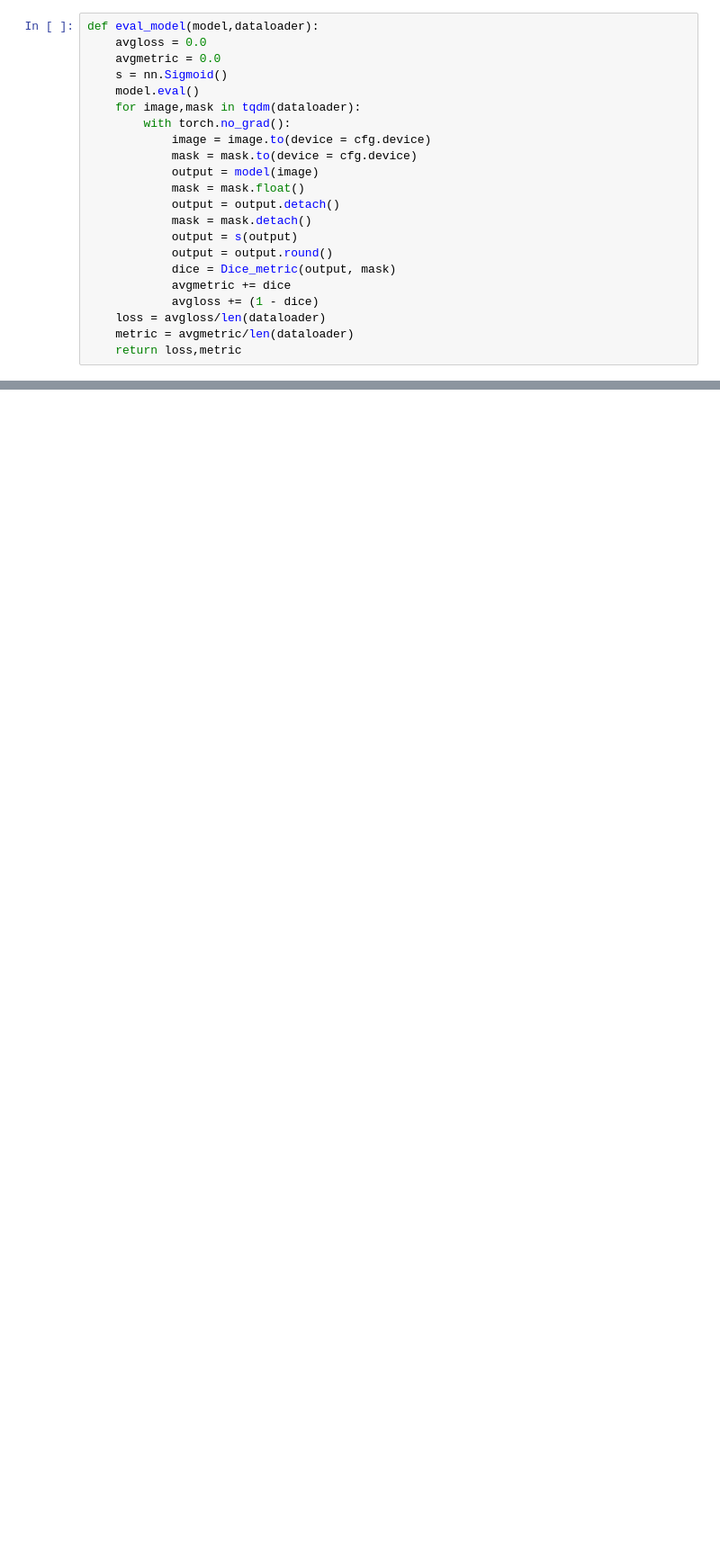
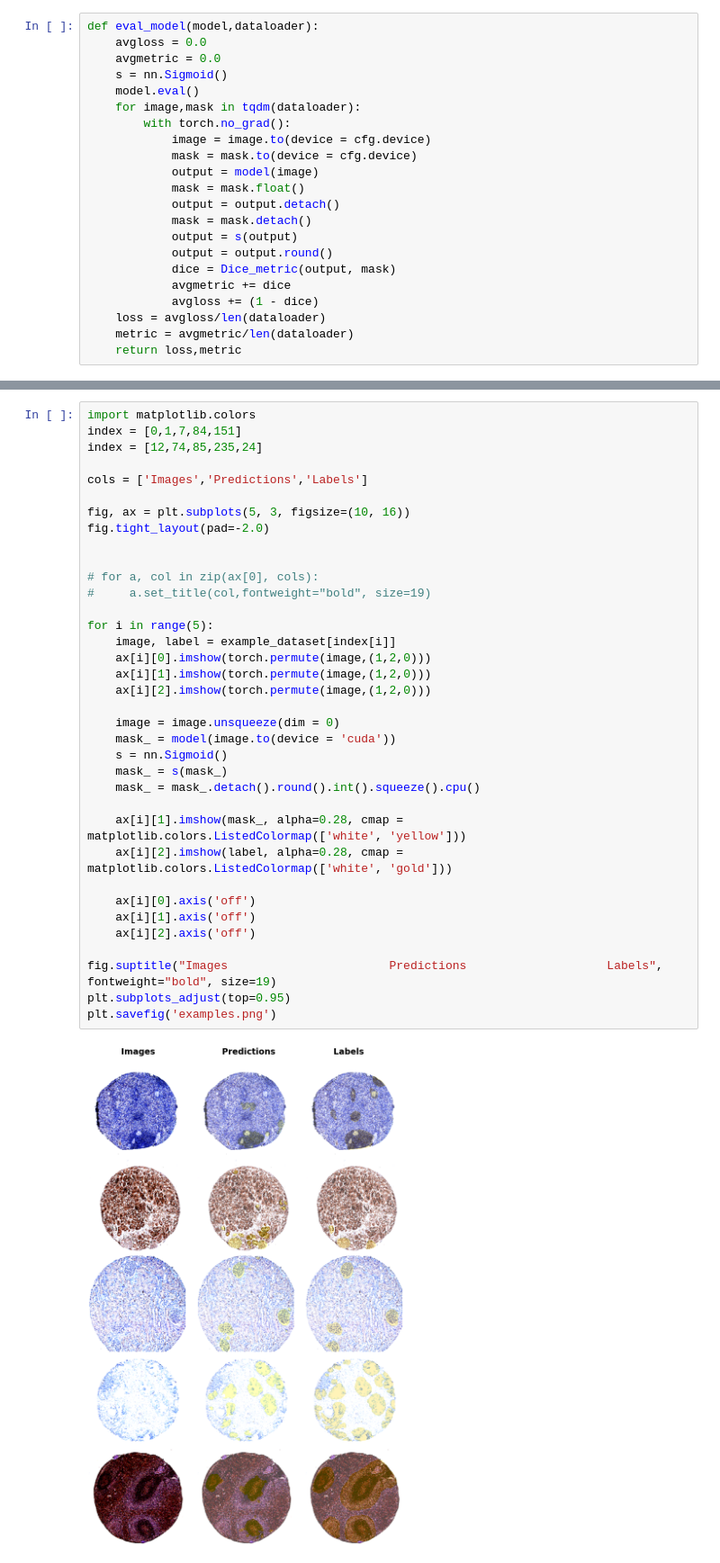
Before and after one commit to DangHa/Hacking_Human_Body_Kaggle, a Jupyter notebook: U-net.ipynb, the cells around one changed output, grey strips where cells are left out. Shown at 90% size. Saved outputs shown, nothing was run; the diff lists cells and outputs as text; blank space fills up the shorter version.

```diff
--- a/U-net.ipynb
+++ b/U-net.ipynb
@@ -421,0 +368,38 @@ plt.savefig('test_label.png')
+# %%
+import matplotlib.colors
+index = [0,1,7,84,151]
+index = [12,74,85,235,24]
+
+cols = ['Images','Predictions','Labels']
+
+fig, ax = plt.subplots(5, 3, figsize=(10, 16))
+fig.tight_layout(pad=-2.0)
+
+
+# for a, col in zip(ax[0], cols):
+#     a.set_title(col,fontweight="bold", size=19)
+
+for i in range(5):
+    image, label = example_dataset[index[i]]
+    ax[i][0].imshow(torch.permute(image,(1,2,0)))
+    ax[i][1].imshow(torch.permute(image,(1,2,0)))
+    ax[i][2].imshow(torch.permute(image,(1,2,0)))
+
+    image = image.unsqueeze(dim = 0)
+    mask_ = model(image.to(device = 'cuda'))
+    s = nn.Sigmoid()
+    mask_ = s(mask_)
+    mask_ = mask_.detach().round().int().squeeze().cpu()
+
+    ax[i][1].imshow(mask_, alpha=0.28, cmap = matplotlib.colors.ListedColormap(['white', 'yellow']))
+    ax[i][2].imshow(label, alpha=0.28, cmap = matplotlib.colors.ListedColormap(['white', 'gold']))
+
+    ax[i][0].axis('off')
+    ax[i][1].axis('off')
+    ax[i][2].axis('off')
+
+fig.suptitle("Images                       Predictions                    Labels", fontweight="bold", size=19)
+plt.subplots_adjust(top=0.95)
+plt.savefig('examples.png')
+# %% [output]
+[figure, added]
```
Also changed, not shown: parts of 31 cells of this notebook.
